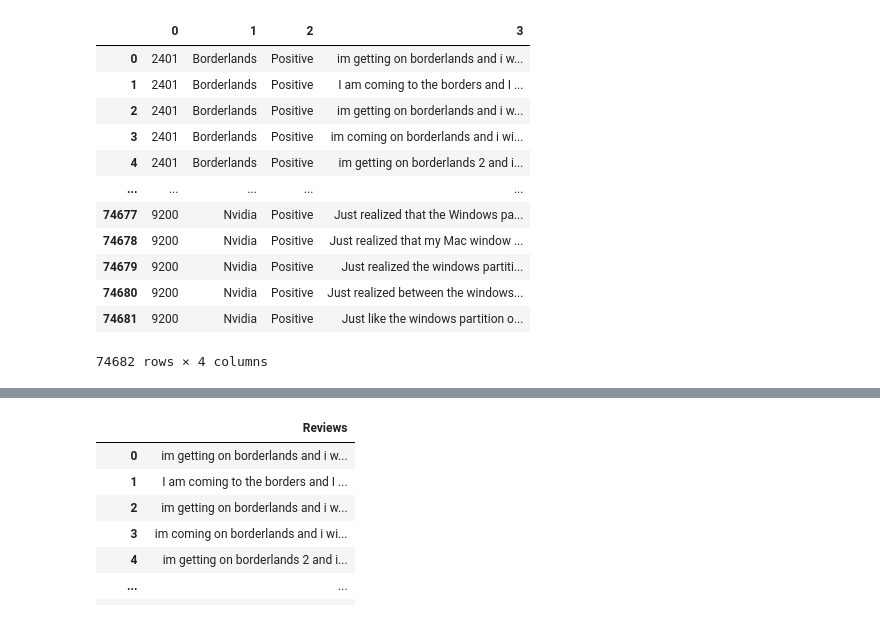
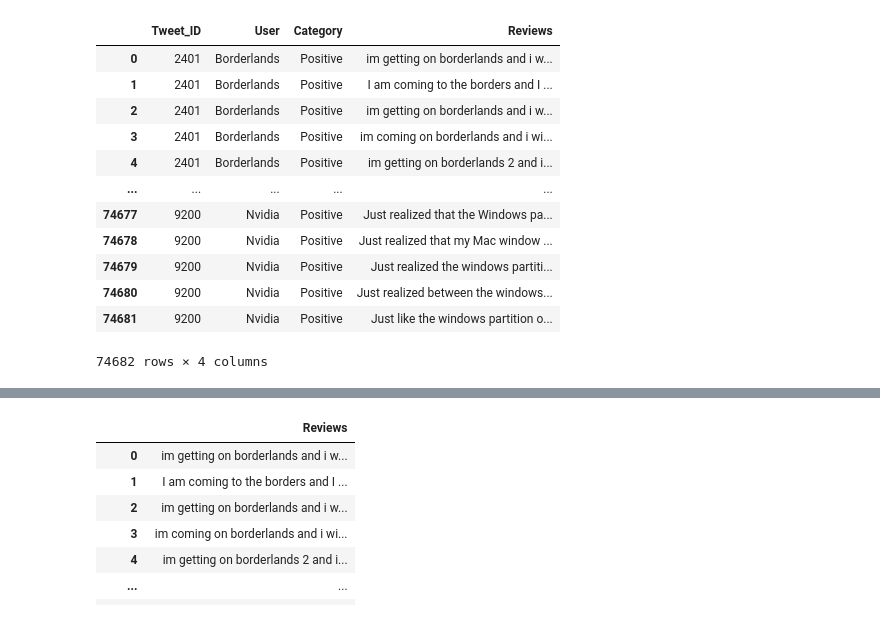
Before and after one commit to zeeshanayaz/data_analysis_and_visualization, a Jupyter notebook: assignment/data_analysis_visualization_03 (twitter)/Twitter Analysis.ipynb, the cells around one changed output, grey strips where cells are left out. Saved outputs shown, nothing was run; the diff lists cells and outputs as text; code cells hidden in the pictures.

```diff
--- a/assignment/data_analysis_visualization_03 (twitter)/Twitter Analysis.ipynb
+++ b/assignment/data_analysis_visualization_03 (twitter)/Twitter Analysis.ipynb
@@ -1,10 +1,10 @@
 # %%
 import pandas as pd
 # %%
-twitter = pd.read_excel("twitter_training.xlsx", header=None)
+twitter = pd.read_excel("twitter_training.xlsx", header=None, names=['Tweet_ID', 'User', 'Category', 'Reviews'])
 twitter
 # %% [output]
-|  | 0 | 1 | 2 | 3 |
+|  | Tweet_ID | User | Category | Reviews |
 | 0 | 2401 | Borderlands | Positive | im getting on borderlands and i w... |
 | 1 | 2401 | Borderlands | Positive | I am coming to the borders and I ... |
 | 2 | 2401 | Borderlands | Positive | im getting on borderlands and i w... |
```
Also changed, not shown: parts of 11 cells of this notebook, 17 other files.
